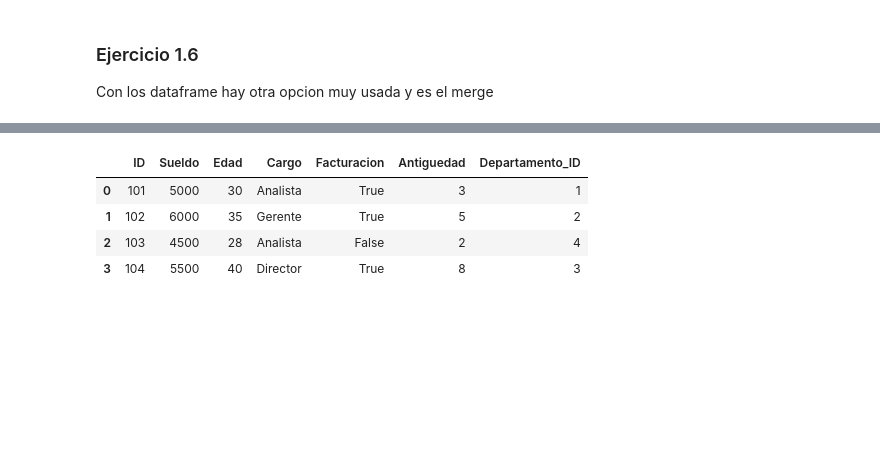
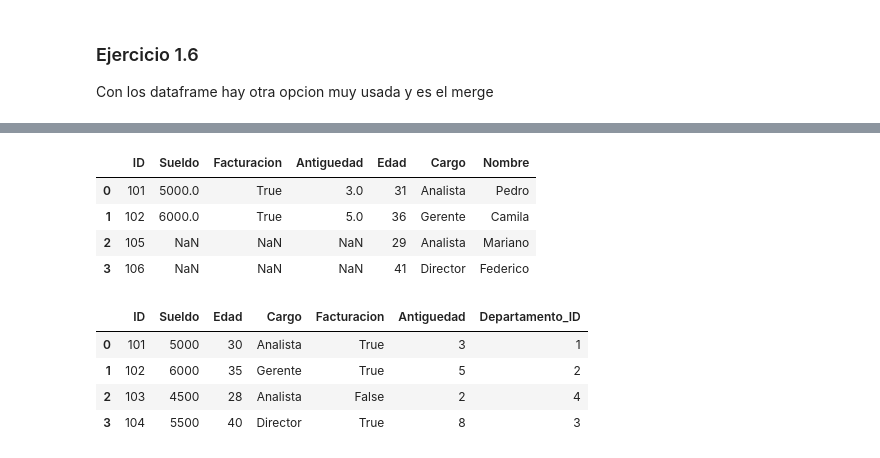
Before and after one commit to Andresmup/recursos-analisis-datos, a Jupyter notebook: 12_Pandas_2/Clase12.ipynb, the cells around one changed output, grey strips where cells are left out. Drawn from its saved outputs; the diff is of its cells as text; code cells hidden in the pictures; blank space fills up the shorter version.

```diff
--- a/12_Pandas_2/Clase12.ipynb
+++ b/12_Pandas_2/Clase12.ipynb
@@ -686,3 +735,13 @@ Con los dataframe hay otra opcion muy usada y es el merge
+# %%
+#Right merge (join sql)
+df_right_merge = pd.merge(df_empleados_cobro,df_empleados_info,how="right",on='ID')
+df_right_merge
+# %% [output]
+|  | ID | Sueldo | Facturacion | Antiguedad | Edad | Cargo | Nombre |
+| 0 | 101 | 5000.0 | True | 3.0 | 31 | Analista | Pedro |
+| 1 | 102 | 6000.0 | True | 5.0 | 36 | Gerente | Camila |
+| 2 | 105 | NaN | NaN | NaN | 29 | Analista | Mariano |
+| 3 | 106 | NaN | NaN | NaN | 41 | Director | Federico |
 # %%
 df_empleados = pd.DataFrame({
     'ID': [101, 102, 103, 104],
```
Also changed, not shown: parts of 14 cells of this notebook.
